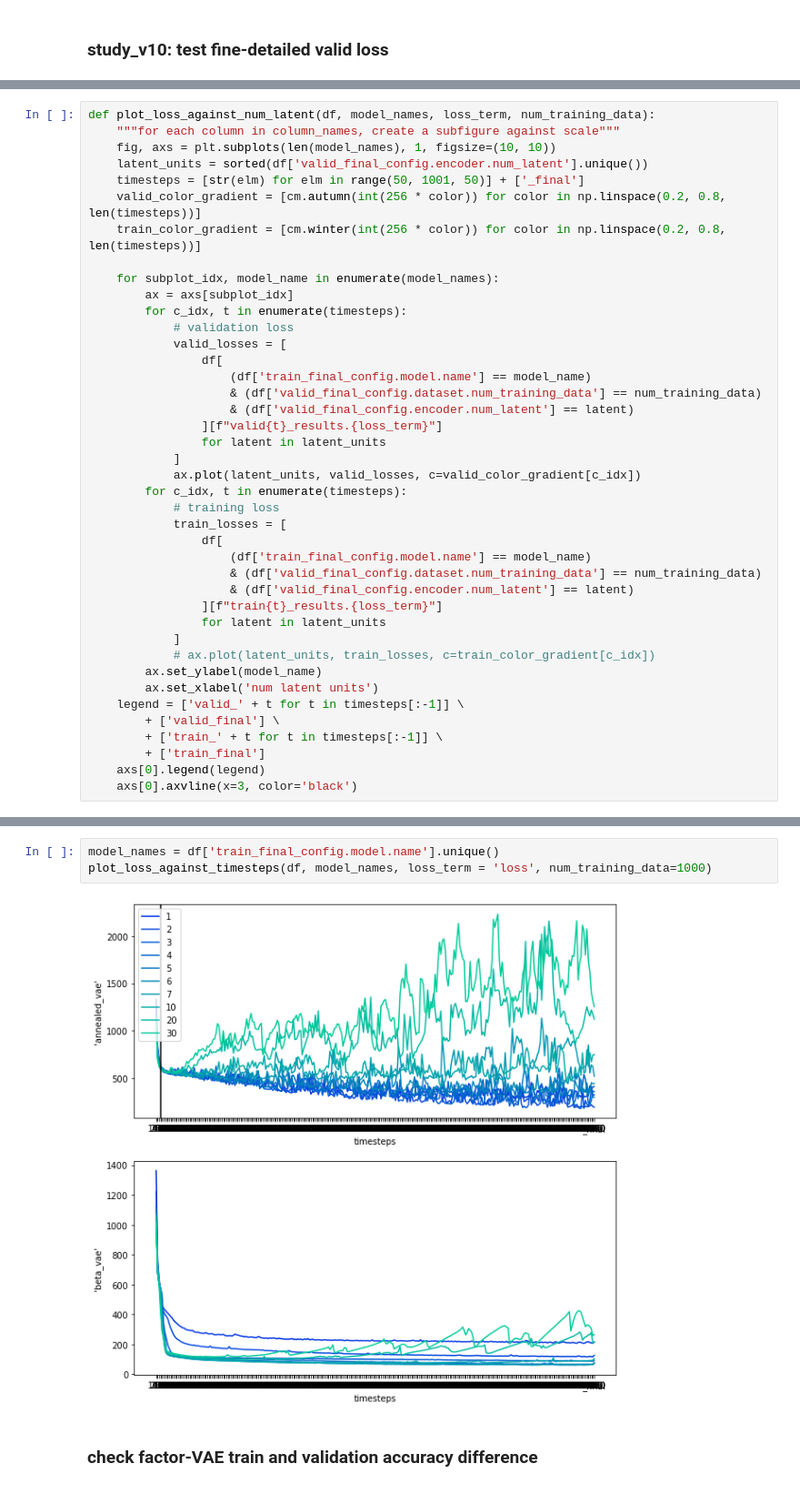
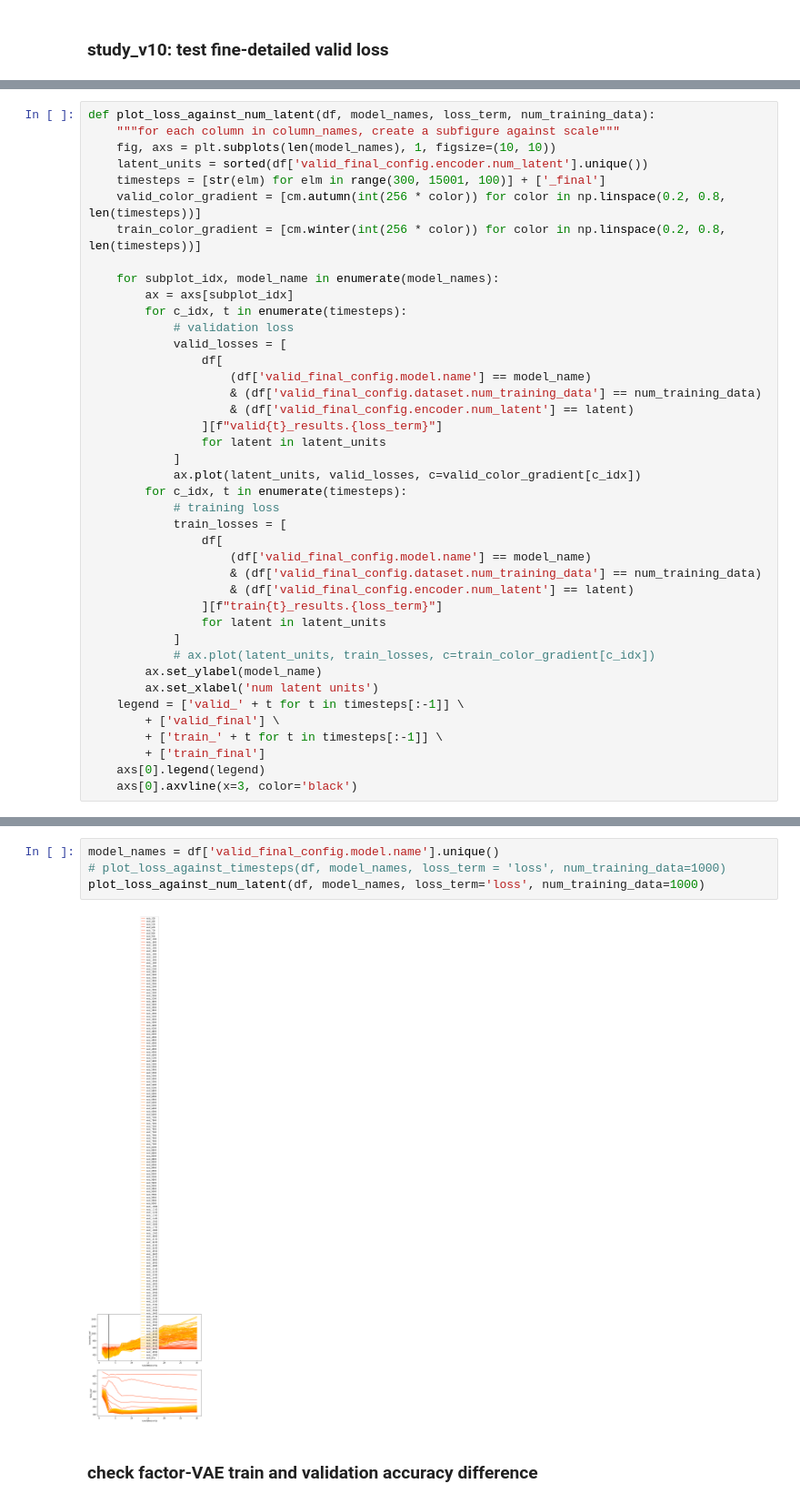
Before and after one commit to jasonmhwu/disentanglement_lib, a Jupyter notebook: notebooks/parse_results.ipynb, the cells around one changed output, grey strips where cells are left out. Shown at 91% size. Cells and saved outputs as stored; diff of their text form.

```diff
--- a/notebooks/parse_results.ipynb
+++ b/notebooks/parse_results.ipynb
@@ -554,7 +554,7 @@ def plot_loss_against_num_latent(df, model_names, loss_term, num_training_data):
     """for each column in column_names, create a subfigure against scale"""
     fig, axs = plt.subplots(len(model_names), 1, figsize=(10, 10))
     latent_units = sorted(df['valid_final_config.encoder.num_latent'].unique())
-    timesteps = [str(elm) for elm in range(50, 1001, 50)] + ['_final']
+    timesteps = [str(elm) for elm in range(300, 15001, 100)] + ['_final']
     valid_color_gradient = [cm.autumn(int(256 * color)) for color in np.linspace(0.2, 0.8, len(timesteps))]
     train_color_gradient = [cm.winter(int(256 * color)) for color in np.linspace(0.2, 0.8, len(timesteps))]
 
@@ -564,7 +564,7 @@ def plot_loss_against_num_latent(df, model_names, loss_term, num_training_data):
             # validation loss
             valid_losses = [
                 df[
-                    (df['train_final_config.model.name'] == model_name)
+                    (df['valid_final_config.model.name'] == model_name)
                     & (df['valid_final_config.dataset.num_training_data'] == num_training_data)
                     & (df['valid_final_config.encoder.num_latent'] == latent)
                 ][f"valid{t}_results.{loss_term}"]
@@ -575,7 +575,7 @@ def plot_loss_against_num_latent(df, model_names, loss_term, num_training_data):
             # training loss
             train_losses = [
                 df[
-                    (df['train_final_config.model.name'] == model_name)
+                    (df['valid_final_config.model.name'] == model_name)
                     & (df['valid_final_config.dataset.num_training_data'] == num_training_data)
                     & (df['valid_final_config.encoder.num_latent'] == latent)
                 ][f"train{t}_results.{loss_term}"]
@@ -629,10 +629,11 @@ def plot_loss_against_timesteps(df, model_names, loss_term, num_training_data):
     axs[0].legend(legend)
     axs[0].axvline(x=3, color='black')
 # %%
-model_names = df['train_final_config.model.name'].unique()
-plot_loss_against_timesteps(df, model_names, loss_term = 'loss', num_training_data=1000)
+model_names = df['valid_final_config.model.name'].unique()
+# plot_loss_against_timesteps(df, model_names, loss_term = 'loss', num_training_data=1000)
+plot_loss_against_num_latent(df, model_names, loss_term='loss', num_training_data=1000)
 # %% [output]
-[figure, old version]
+[figure, new version]
 # %% [markdown]
 ### check factor-VAE train and validation accuracy difference
 # %%
```
Also changed, not shown: parts of 2 cells of this notebook, 7 other files.
